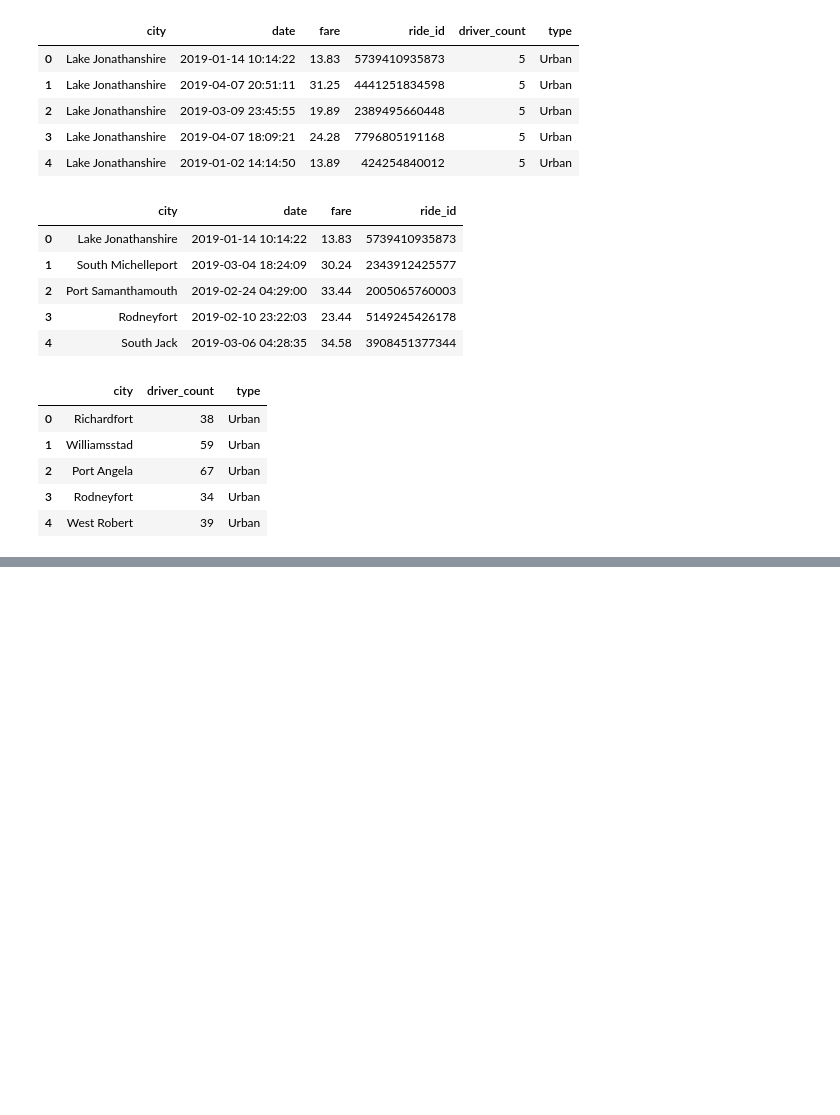
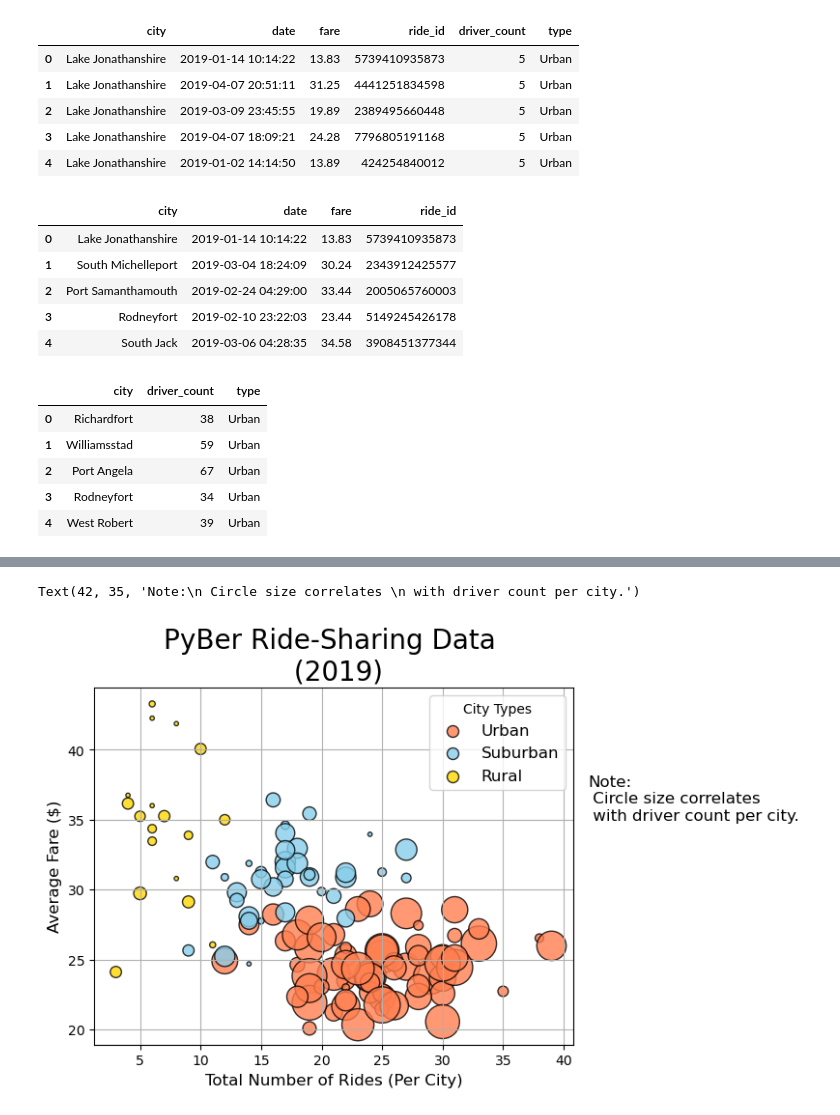
Before and after one commit to vikas0809/PyBer_Analysis, a Jupyter notebook: PyBer_Analysis.ipynb, the cells around one changed output, grey strips where cells are left out. Saved outputs shown, nothing was run; the diff lists cells and outputs as text; code cells hidden in the pictures; blank space fills up the shorter version.

Commit message:
Finished 5.3 scatter plot

```diff
--- a/PyBer_Analysis.ipynb
+++ b/PyBer_Analysis.ipynb
@@ -129,3 +129,15 @@ city_df.head()
 | 2 | Port Angela | 67 | Urban |
 | 3 | Rodneyfort | 34 | Urban |
 | 4 | West Robert | 39 | Urban |
+# %%
+urban_cities_df=df[df["type"]=="Urban"]
+suburban_cities_df=df[df["type"]=="Suburban"]
+rural_cities_df=df[df["type"]=="Rural"]
+# %%
+urban_ride_count=urban_cities_df.groupby("city").count()["ride_id"]
+suburban_ride_count=suburban_cities_df.groupby("city").count()["ride_id"]
+rural_ride_count=rural_cities_df.groupby("city").count()["ride_id"]
+# %%
+urban_avg_fare=urban_cities_df.groupby("city").mean()["fare"].round(2)
+suburban_avg_fare=suburban_cities_df.groupby("city").mean()["fare"].round(2)
+rural_avg_fare=rural_cities_df.groupby("city").mean()["fare"].round(2)
@@ -131,0 +153,54 @@ city_df.head()
+# %%
+urban_avg_driver=urban_cities_df.groupby("city").mean()['driver_count']
+suburban_avg_driver=suburban_cities_df.groupby("city").mean()['driver_count']
+rural_avg_driver=rural_cities_df.groupby("city").mean()['driver_count']
+# %%
+fig,ax=plt.subplots()
+ax.scatter(urban_ride_count,
+           urban_avg_fare,
+           s=10*urban_avg_driver,
+           color="coral",
+           edgecolor="black",
+           alpha=0.8,
+           label="Urban"
+          )
+
+plt.scatter(suburban_ride_count,
+            suburban_avg_fare,
+            s=10*suburban_avg_driver,
+            c="skyblue",
+            edgecolor="black",
+            linewidths=1,
+            alpha=0.8,
+            label="Suburban"
+           )
+
+plt.scatter(rural_ride_count,
+            rural_avg_fare,
+            s=10*rural_avg_driver,
+            c="gold",
+            edgecolor="black",
+            linewidths=1,
+            alpha=0.8,
+            label="Rural"
+           )
+
+ax.set_title("PyBer Ride-Sharing Data \n (2019)",fontsize=20)
+ax.set_xlabel("Total Number of Rides (Per City)",fontsize=12)
+ax.set_ylabel("Average Fare ($)",fontsize=12)
+ax.grid()
+
+
+lgnd = ax.legend(fontsize="12", mode="Expanded",
+         scatterpoints=1, loc="best", title="City Types")
+lgnd.legendHandles[0]._sizes = [75]
+lgnd.legendHandles[1]._sizes = [75]
+lgnd.legendHandles[2]._sizes = [75]
+lgnd.get_title().set_fontsize(10)
+
+
+# Incorporate a text label about circle size.
+plt.text(42, 35, "Note:\n Circle size correlates \n with driver count per city.", fontsize="12")
+# %% [output]
+Text(42, 35, 'Note:\n Circle size correlates \n with driver count per city.')
+[figure, added]
```
Also changed, not shown: parts of 2 cells of this notebook, 1 other file.
